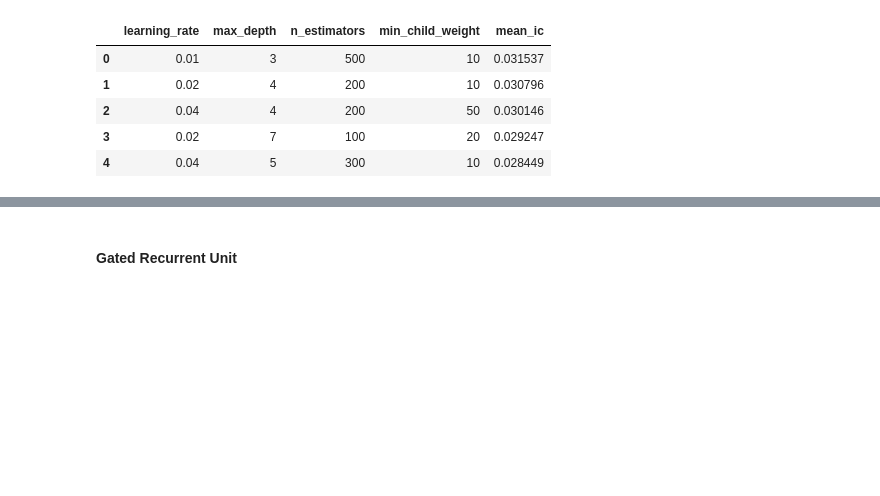
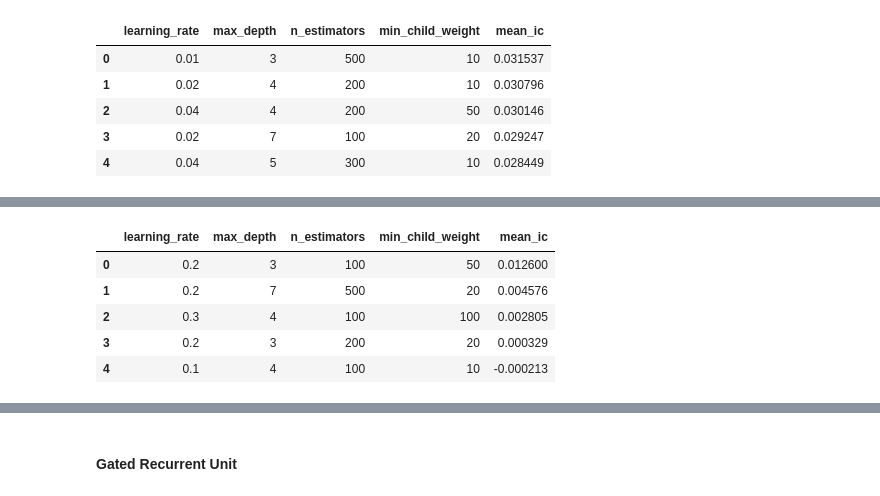
Before and after one commit to hungryfire267/systematic-equities-research, a Jupyter notebook: notebooks/lightgbm_walkforward_research.ipynb, the cells around one changed output, grey strips where cells are left out. Saved outputs shown, nothing was run; the diff lists cells and outputs as text; code cells hidden in the pictures; blank space fills up the shorter version.

```diff
--- a/notebooks/lightgbm_walkforward_research.ipynb
+++ b/notebooks/lightgbm_walkforward_research.ipynb
@@ -216,0 +494,10 @@ mean_ic = daily_ic.dropna().mean()
+# %%
+results_xgboost_macro_market_df = pd.read_csv(os.path.join(BASE_DIR, "results/xgboost_model/random_searchmacro_market.csv"))
+results_xgboost_macro_market_df.head()
+# %% [output]
+|  | learning_rate | max_depth | n_estimators | min_child_weight | mean_ic |
+| 0 | 0.2 | 3 | 100 | 50 | 0.012600 |
+| 1 | 0.2 | 7 | 500 | 20 | 0.004576 |
+| 2 | 0.3 | 4 | 100 | 100 | 0.002805 |
+| 3 | 0.2 | 3 | 200 | 20 | 0.000329 |
+| 4 | 0.1 | 4 | 100 | 10 | -0.000213 |
```
Also changed, not shown: parts of 35 cells of this notebook, 28 other files.
